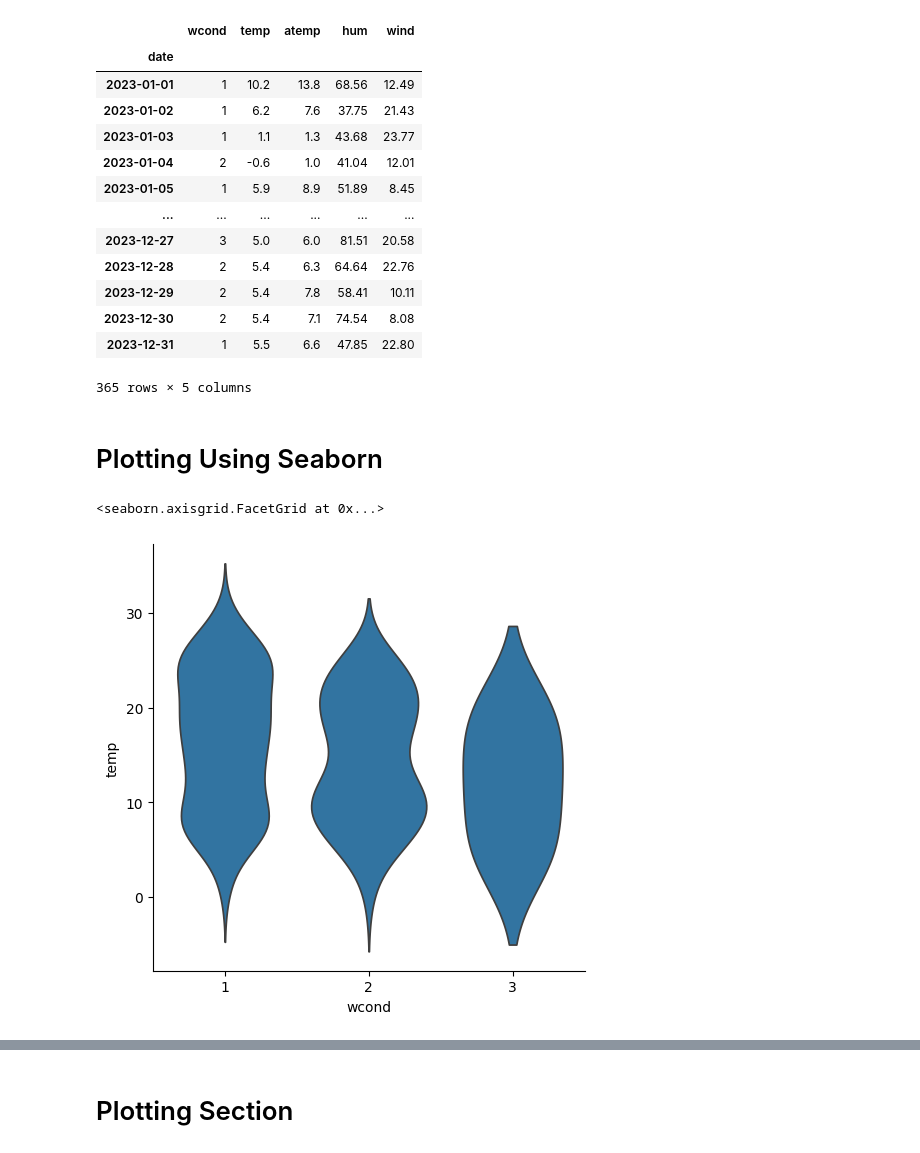
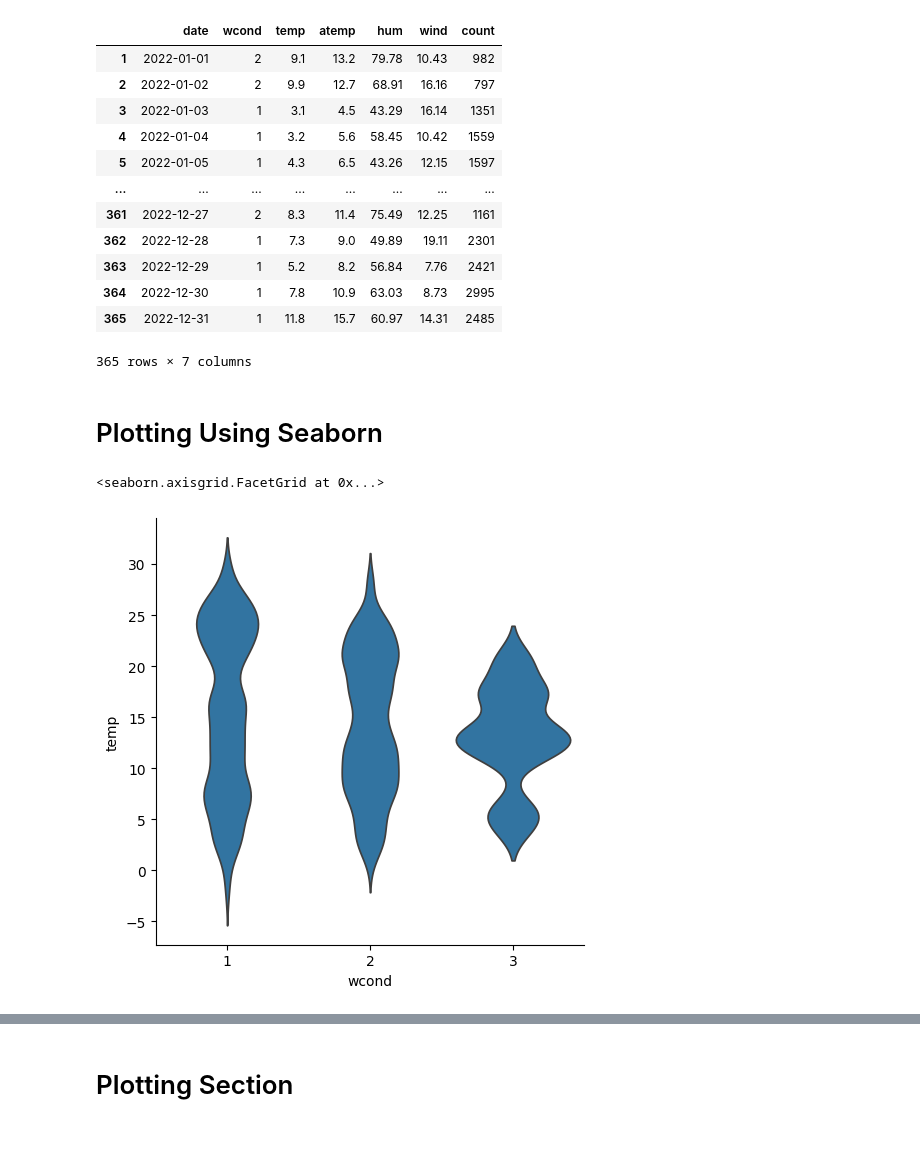
Before and after one commit to Karolcha100/SAD_2026_proj2_in_python, a Jupyter notebook: 00A-view-data.ipynb, the cells around one changed output, grey strips where cells are left out. Cells and saved outputs as stored; diff of their text form; code cells hidden in the pictures.

```diff
--- a/00A-view-data.ipynb
+++ b/00A-view-data.ipynb
@@ -2,26 +2,23 @@
 import pandas as pd
 import numpy as np
 # %%
-df = pd.read_csv("data-00-raw/bike_test.csv", index_col=[0])
-
-df = df.set_index(pd.DatetimeIndex(pd.to_datetime(df["date"]))).drop(columns="date")
+df = pd.read_csv("data-00-raw/bike_train.csv", index_col=[0], parse_dates=["date"])
 
 df
 # %% [output]
-|  | wcond | temp | atemp | hum | wind |
-| date |  |  |  |  |  |
-| 2023-01-01 | 1 | 10.2 | 13.8 | 68.56 | 12.49 |
-| 2023-01-02 | 1 | 6.2 | 7.6 | 37.75 | 21.43 |
-| 2023-01-03 | 1 | 1.1 | 1.3 | 43.68 | 23.77 |
-| 2023-01-04 | 2 | -0.6 | 1.0 | 41.04 | 12.01 |
-| 2023-01-05 | 1 | 5.9 | 8.9 | 51.89 | 8.45 |
-| ... | ... | ... | ... | ... | ... |
-| 2023-12-27 | 3 | 5.0 | 6.0 | 81.51 | 20.58 |
-| 2023-12-28 | 2 | 5.4 | 6.3 | 64.64 | 22.76 |
-| 2023-12-29 | 2 | 5.4 | 7.8 | 58.41 | 10.11 |
-| 2023-12-30 | 2 | 5.4 | 7.1 | 74.54 | 8.08 |
-| 2023-12-31 | 1 | 5.5 | 6.6 | 47.85 | 22.80 |
+|  | date | wcond | temp | atemp | hum | wind | count |
+| 1 | 2022-01-01 | 2 | 9.1 | 13.2 | 79.78 | 10.43 | 982 |
+| 2 | 2022-01-02 | 2 | 9.9 | 12.7 | 68.91 | 16.16 | 797 |
+| 3 | 2022-01-03 | 1 | 3.1 | 4.5 | 43.29 | 16.14 | 1351 |
+| 4 | 2022-01-04 | 1 | 3.2 | 5.6 | 58.45 | 10.42 | 1559 |
+| 5 | 2022-01-05 | 1 | 4.3 | 6.5 | 43.26 | 12.15 | 1597 |
+| ... | ... | ... | ... | ... | ... | ... | ... |
+| 361 | 2022-12-27 | 2 | 8.3 | 11.4 | 75.49 | 12.25 | 1161 |
+| 362 | 2022-12-28 | 1 | 7.3 | 9.0 | 49.89 | 19.11 | 2301 |
+| 363 | 2022-12-29 | 1 | 5.2 | 8.2 | 56.84 | 7.76 | 2421 |
+| 364 | 2022-12-30 | 1 | 7.8 | 10.9 | 63.03 | 8.73 | 2995 |
+| 365 | 2022-12-31 | 1 | 11.8 | 15.7 | 60.97 | 14.31 | 2485 |
-365 rows × 5 columns
+365 rows × 7 columns
 # %% [markdown]
 # Plotting Using Seaborn
 # %%
@@ -29,11 +26,12 @@ import seaborn as sns
 # %%
 sns.catplot(
     df,
     x = "wcond",
     y = "temp",
     kind = "violin",
-    inner = None
+    inner = None,
+    bw_adjust = 0.5
 )
 # %% [output]
 <seaborn.axisgrid.FacetGrid at 0x...>
-[figure, old version]
+[figure, new version]
```
Also changed, not shown: parts of 3 cells of this notebook, 23 other files.
